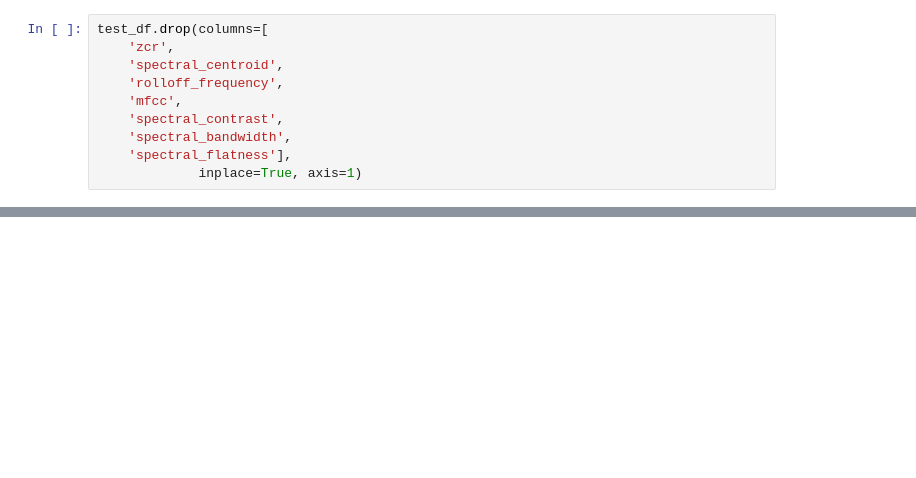
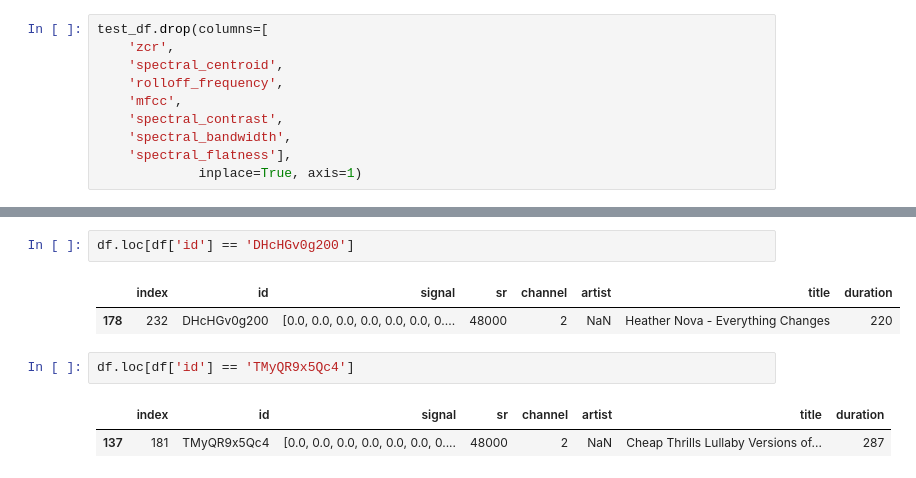
Before and after one commit to jasperSha/cloud_music, a Jupyter notebook: cnn.ipynb, the cells around one changed output, grey strips where cells are left out. Cells and saved outputs as stored; diff of their text form; blank space fills up the shorter version.

```diff
--- a/cnn.ipynb
+++ b/cnn.ipynb
@@ -274,0 +400,10 @@ for s in curr_songs:
+# %%
+df.loc[df['id'] == 'DHcHGv0g200']
+# %% [output]
+|  | index | id | signal | sr | channel | artist | title | duration |
+| 178 | 232 | DHcHGv0g200 | [0.0, 0.0, 0.0, 0.0, 0.0, 0.0, 0.... | 48000 | 2 | NaN | Heather Nova - Everything Changes | 220 |
+# %%
+df.loc[df['id'] == 'TMyQR9x5Qc4']
+# %% [output]
+|  | index | id | signal | sr | channel | artist | title | duration |
+| 137 | 181 | TMyQR9x5Qc4 | [0.0, 0.0, 0.0, 0.0, 0.0, 0.0, 0.... | 48000 | 2 | NaN | Cheap Thrills Lullaby Versions of... | 287 |
```
Also changed, not shown: parts of 21 cells of this notebook.
